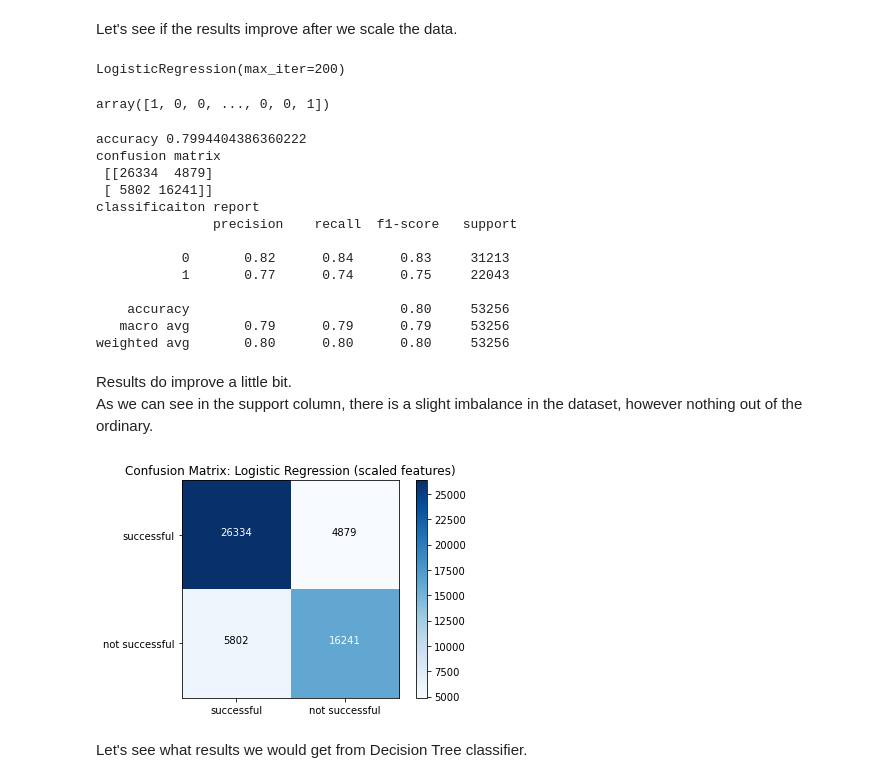
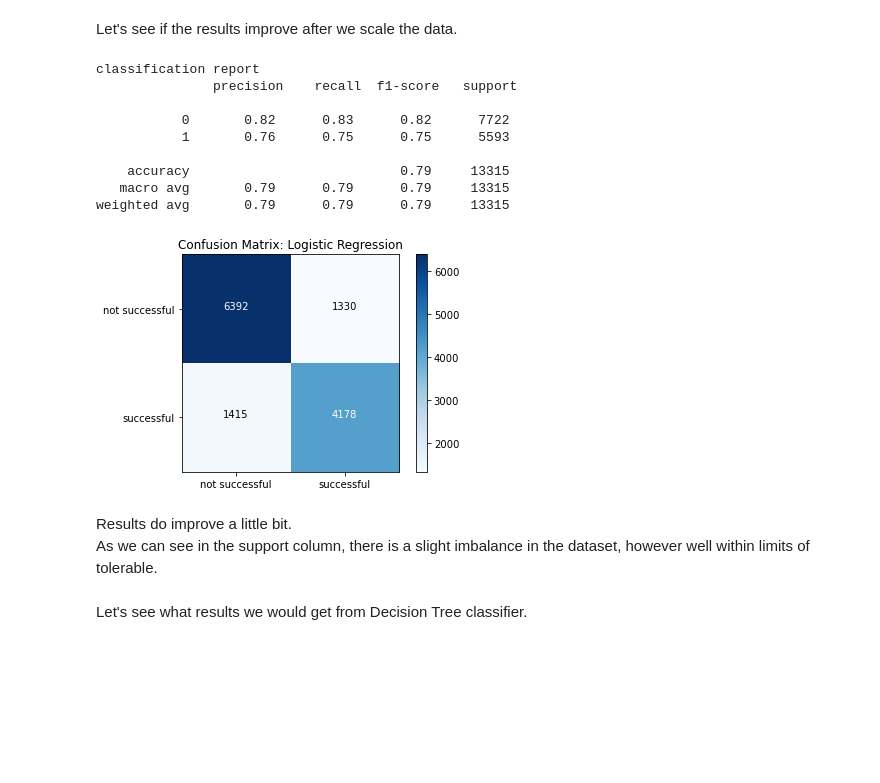
Before and after one commit to jvuger/StarbucksProject, a Jupyter notebook: Starbucks_Capstone_notebook.ipynb, the cells around one changed output. Drawn from its saved outputs; the diff is of its cells as text; code cells hidden in the pictures; blank space fills up the shorter version.

```diff
--- a/Starbucks_Capstone_notebook.ipynb
+++ b/Starbucks_Capstone_notebook.ipynb
@@ -1346,30 +1298,7 @@ scaler = MinMaxScaler()
 X_train_scaled = scaler.fit_transform(X_train)
 X_test_scaled = scaler.transform(X_test)
 # %%
-logisticRegr = LogisticRegression(max_iter = 200)
-logisticRegr.fit(X_train_scaled, y_train)
+logisticRegr = LogisticRegression(max_iter = 190)
+logisticRegr.fit(X_train_scaled, y_train);
-# %% [output]
-LogisticRegression(max_iter=200)
-# %%
-y_hat_lr_scaled = logisticRegr.predict(X_train_scaled)
-y_hat_lr_scaled
-# %% [output]
-array([1, 0, 0, ..., 0, 0, 1])
-# %%
-print(f'accuracy {metrics.accuracy_score(y_train, y_hat_lr_scaled)}')
-print(f'confusion matrix\n {metrics.confusion_matrix(y_train, y_hat_lr_scaled)}')
-print(f'classificaiton report\n {metrics.classification_report(y_train, y_hat_lr_scaled)}')
-# %% [output]
-accuracy 0.7994404386360222
-confusion matrix
- [[26334  4879]
- [ 5802 16241]]
-classificaiton report
-               precision    recall  f1-score   support
-
-           0       0.82      0.84      0.83     31213
-           1       0.77      0.74      0.75     22043
-
-    accuracy                           0.80     53256
-   macro avg       0.79      0.79      0.79     53256
-weighted avg       0.80      0.80      0.80     53256
+# %%
+y_test_lr_scaled = logisticRegr.predict(X_test_scaled)
@@ -1376,10 +1313,21 @@ weighted avg       0.80      0.80      0.80     53256
+# %%
+print(f'classification report\n {metrics.classification_report(y_test, y_test_lr_scaled)}')
+
+show_cm(y_test, y_test_lr_scaled, ['not successful', 'successful'], 'Logistic Regression')
+# %% [output]
+classification report
+               precision    recall  f1-score   support
+
+           0       0.82      0.83      0.82      7722
+           1       0.76      0.75      0.75      5593
+
+    accuracy                           0.79     13315
+   macro avg       0.79      0.79      0.79     13315
+weighted avg       0.79      0.79      0.79     13315
+[figure, added]
 # %% [markdown]
 Results do improve a little bit. <br>
-As we can see in the support column, there is a slight imbalance in the dataset, however nothing out of the ordinary.
+As we can see in the support column, there is a slight imbalance in the dataset, however well within limits of tolerable.
-# %%
-show_cm(y_train, y_hat_lr_scaled, ['not successful', 'successful'], 'Logistic Regression (scaled features)')
-# %% [output]
-[figure, removed]
 # %% [markdown]
 Let's see what results we would get from Decision Tree classifier.
 # %%
```
Also changed, not shown: parts of 40 cells of this notebook.
